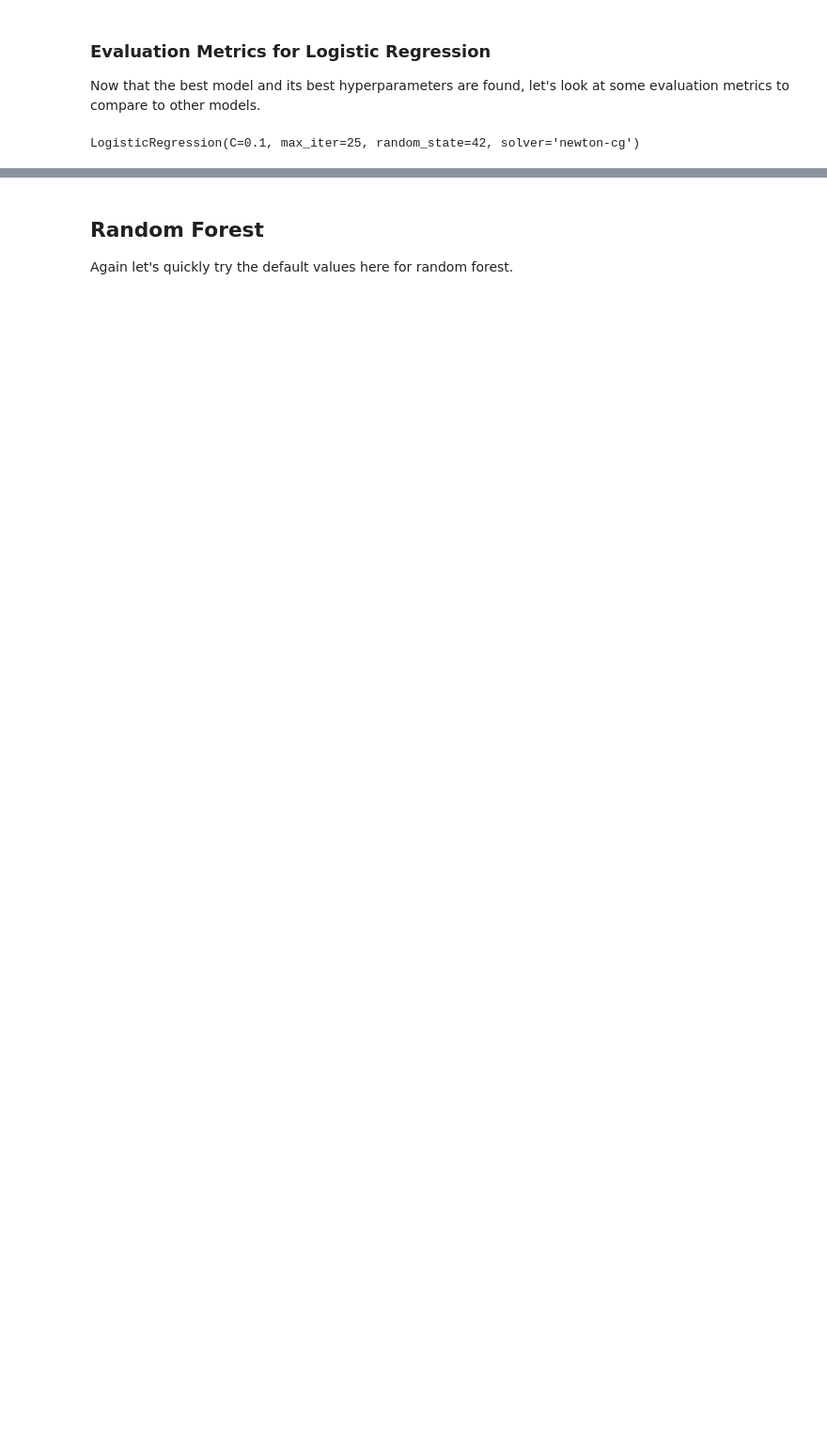
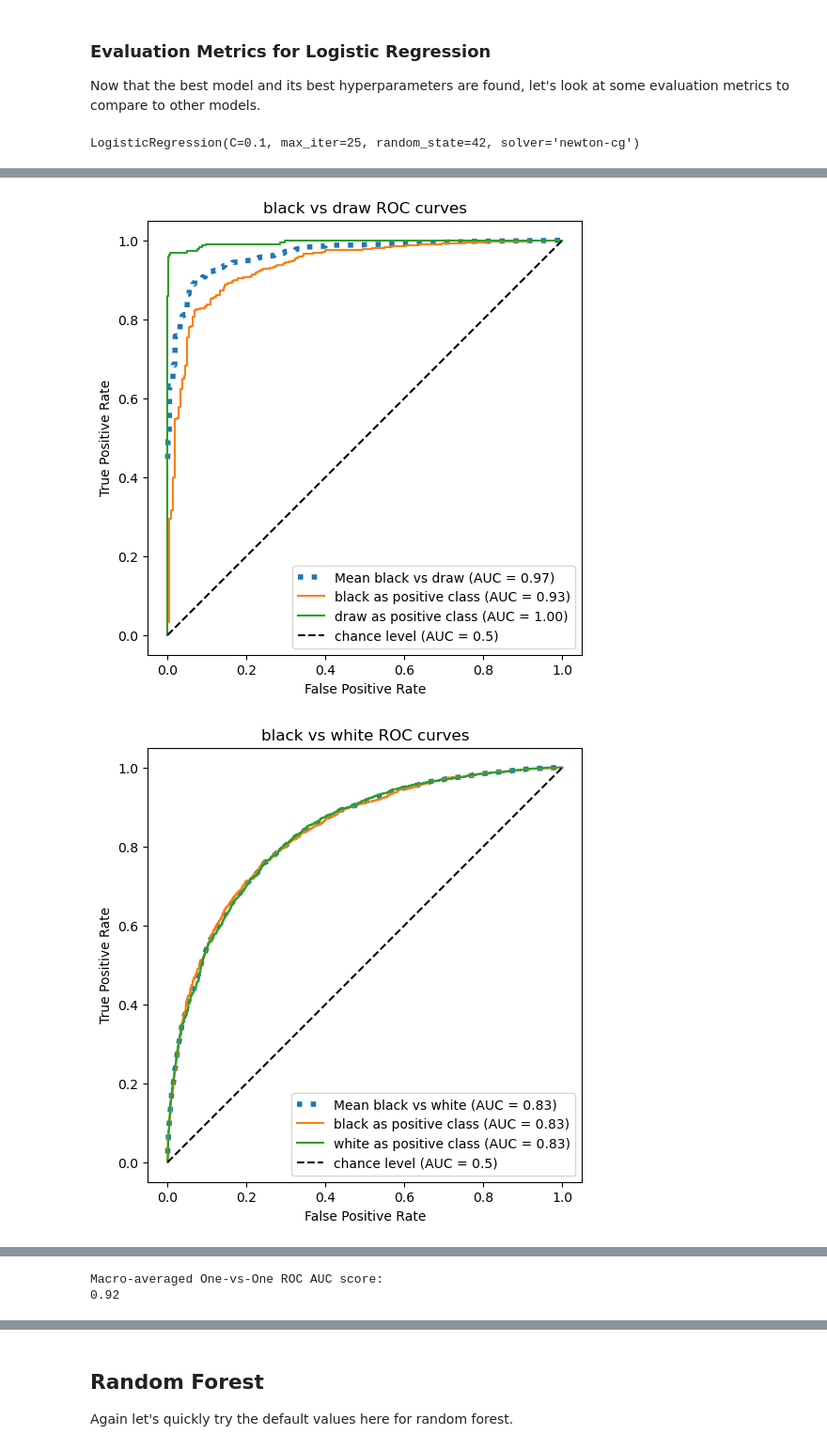
Before and after one commit to RavinderRai/chess_data, a Jupyter notebook: Modelling.ipynb, the cells around one changed output, grey strips where cells are left out. Shown at 94% size. Saved outputs shown, nothing was run; the diff lists cells and outputs as text; code cells hidden in the pictures; blank space fills up the shorter version.

```diff
--- a/Modelling.ipynb
+++ b/Modelling.ipynb
@@ -296,0 +338,7 @@ Macro-averaged One-vs-One ROC AUC score:
+# %%
+y_pred_proba = log_reg.predict_proba(X_test)
+
+roc_curves(y_pred_proba)
+# %% [output]
+[figure, added]
+[figure, added]
@@ -297 +346,3 @@ Macro-averaged One-vs-One ROC AUC score:
+Macro-averaged One-vs-One ROC AUC score:
+0.92
 # %% [markdown]
```
Also changed, not shown: parts of 151 cells of this notebook.
